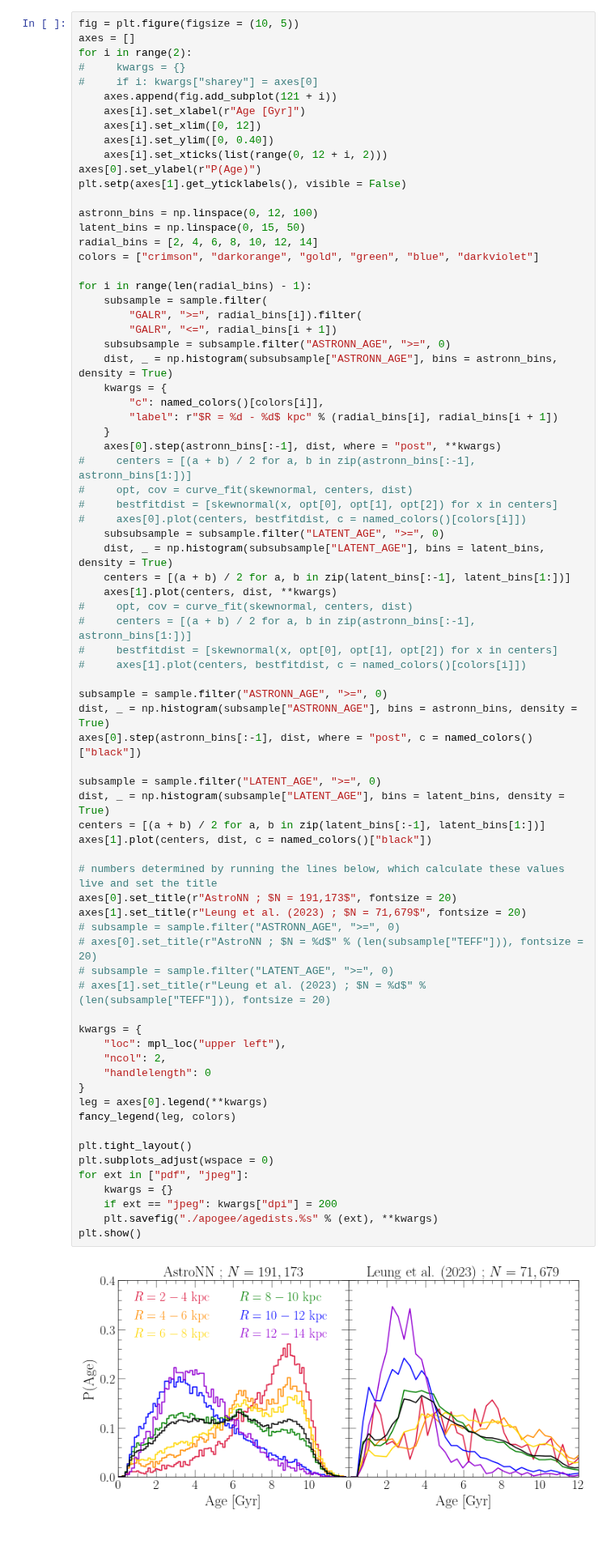
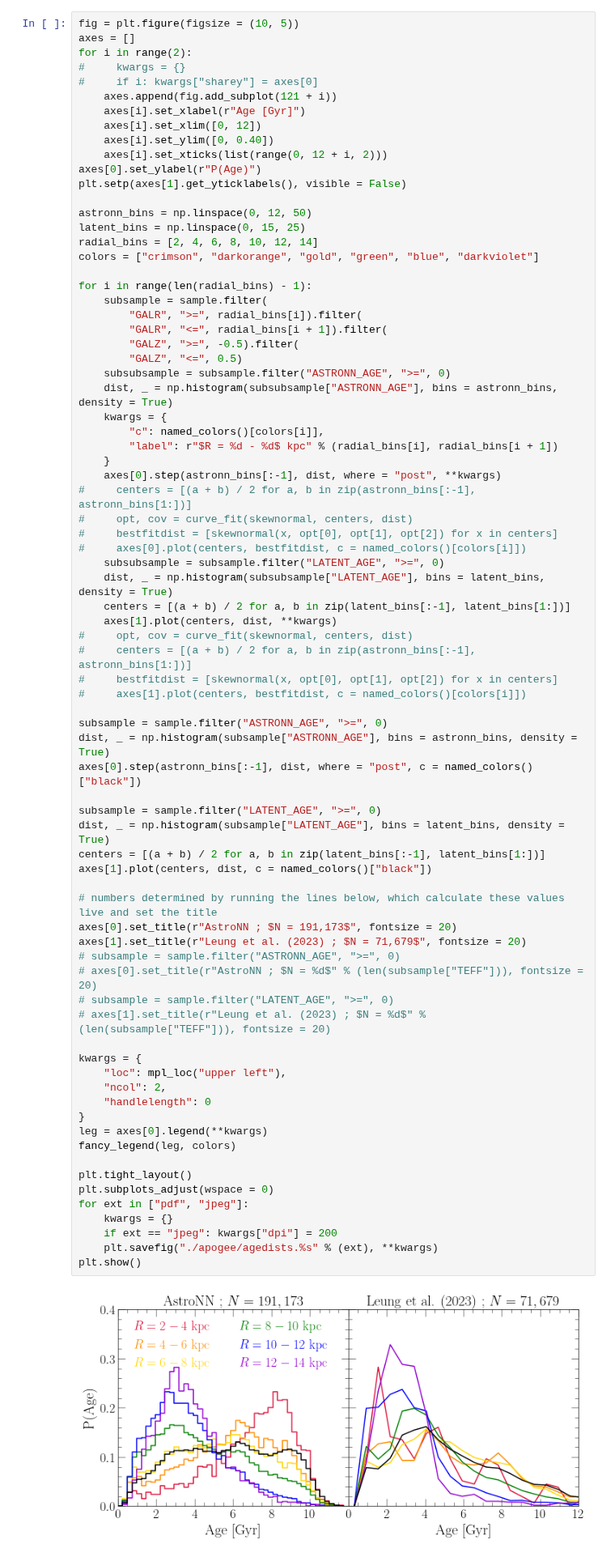
Before and after one commit to giganano/outflows, a Jupyter notebook: notebooks/apogee.ipynb, the cells around one changed output. Shown at 81% size. Saved outputs shown, nothing was run; the diff lists cells and outputs as text.

```diff
--- a/notebooks/apogee.ipynb
+++ b/notebooks/apogee.ipynb
@@ -85,15 +85,17 @@ for i in range(2):
 axes[0].set_ylabel(r"P(Age)")
 plt.setp(axes[1].get_yticklabels(), visible = False)
 
-astronn_bins = np.linspace(0, 12, 100)
-latent_bins = np.linspace(0, 15, 50)
+astronn_bins = np.linspace(0, 12, 50)
+latent_bins = np.linspace(0, 15, 25)
 radial_bins = [2, 4, 6, 8, 10, 12, 14]
 colors = ["crimson", "darkorange", "gold", "green", "blue", "darkviolet"]
 
 for i in range(len(radial_bins) - 1):
     subsample = sample.filter(
         "GALR", ">=", radial_bins[i]).filter(
-        "GALR", "<=", radial_bins[i + 1])
+        "GALR", "<=", radial_bins[i + 1]).filter(
+        "GALZ", ">=", -0.5).filter(
+        "GALZ", "<=", 0.5)
     subsubsample = subsample.filter("ASTRONN_AGE", ">=", 0)
     dist, _ = np.histogram(subsubsample["ASTRONN_AGE"], bins = astronn_bins, density = True)
     kwargs = {
@@ -120,34 +122,34 @@ axes[0].step(astronn_bins[:-1], dist, where = "post", c = named_colors()["black"
 
 subsample = sample.filter("LATENT_AGE", ">=", 0)
 dist, _ = np.histogram(subsample["LATENT_AGE"], bins = latent_bins, density = True)
 centers = [(a + b) / 2 for a, b in zip(latent_bins[:-1], latent_bins[1:])]
 axes[1].plot(centers, dist, c = named_colors()["black"])
 
 # numbers determined by running the lines below, which calculate these values live and set the title
 axes[0].set_title(r"AstroNN ; $N = 191,173$", fontsize = 20)
 axes[1].set_title(r"Leung et al. (2023) ; $N = 71,679$", fontsize = 20)
 # subsample = sample.filter("ASTRONN_AGE", ">=", 0)
 # axes[0].set_title(r"AstroNN ; $N = %d$" % (len(subsample["TEFF"])), fontsize = 20)
 # subsample = sample.filter("LATENT_AGE", ">=", 0)
 # axes[1].set_title(r"Leung et al. (2023) ; $N = %d$" % (len(subsample["TEFF"])), fontsize = 20)
 
 kwargs = {
     "loc": mpl_loc("upper left"),
     "ncol": 2,
     "handlelength": 0
 }
 leg = axes[0].legend(**kwargs)
 fancy_legend(leg, colors)
 
 plt.tight_layout()
 plt.subplots_adjust(wspace = 0)
 for ext in ["pdf", "jpeg"]:
     kwargs = {}
     if ext == "jpeg": kwargs["dpi"] = 200
     plt.savefig("./apogee/agedists.%s" % (ext), **kwargs)
 plt.show()
 # %% [output]
-[figure, old version]
+[figure, new version]
 # %%
 astronn_bins = np.linspace(0, 12, 100)
 latent_bins = np.linspace(0, 15, 50)
```
Also changed, not shown: parts of 8 cells of this notebook, 12 other files.
